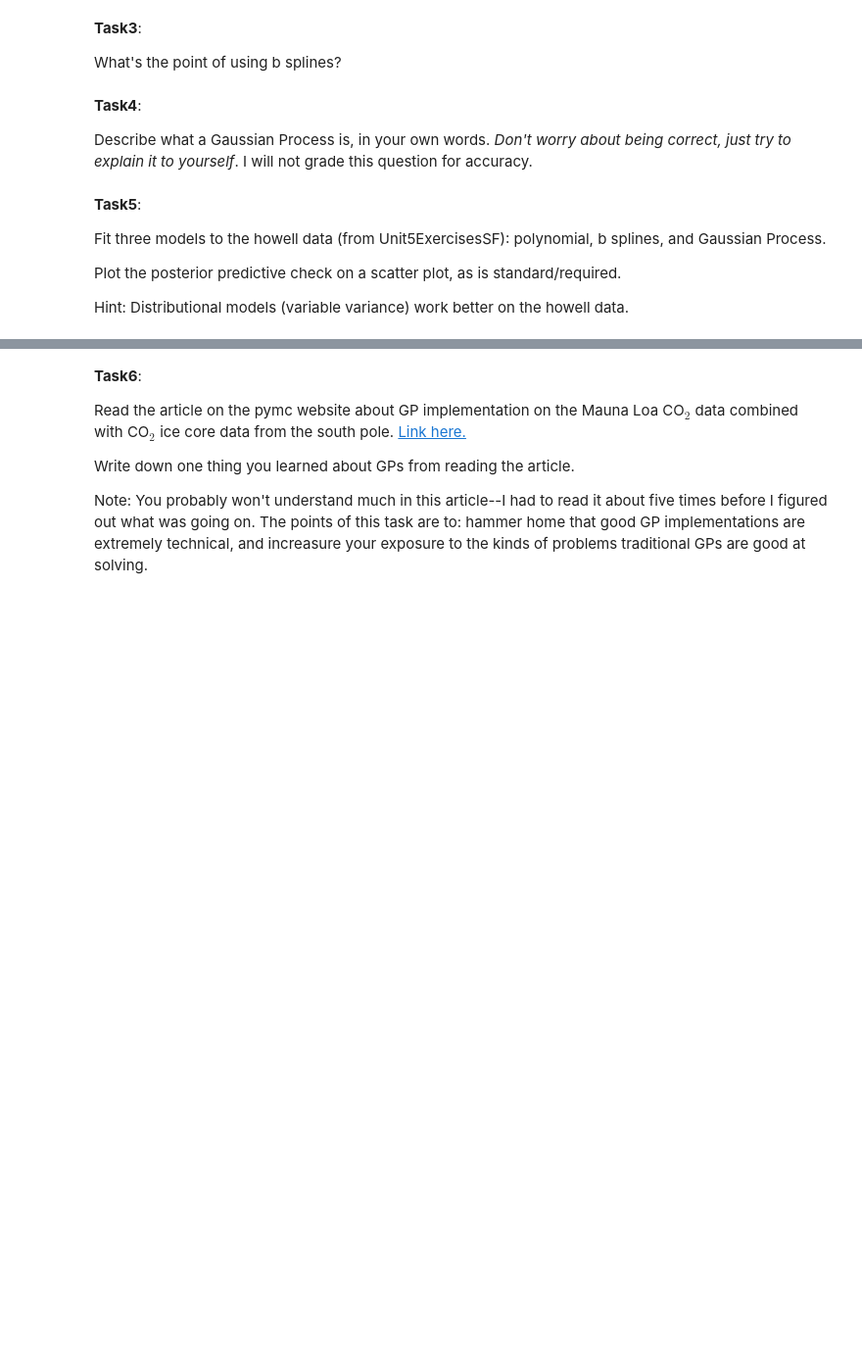
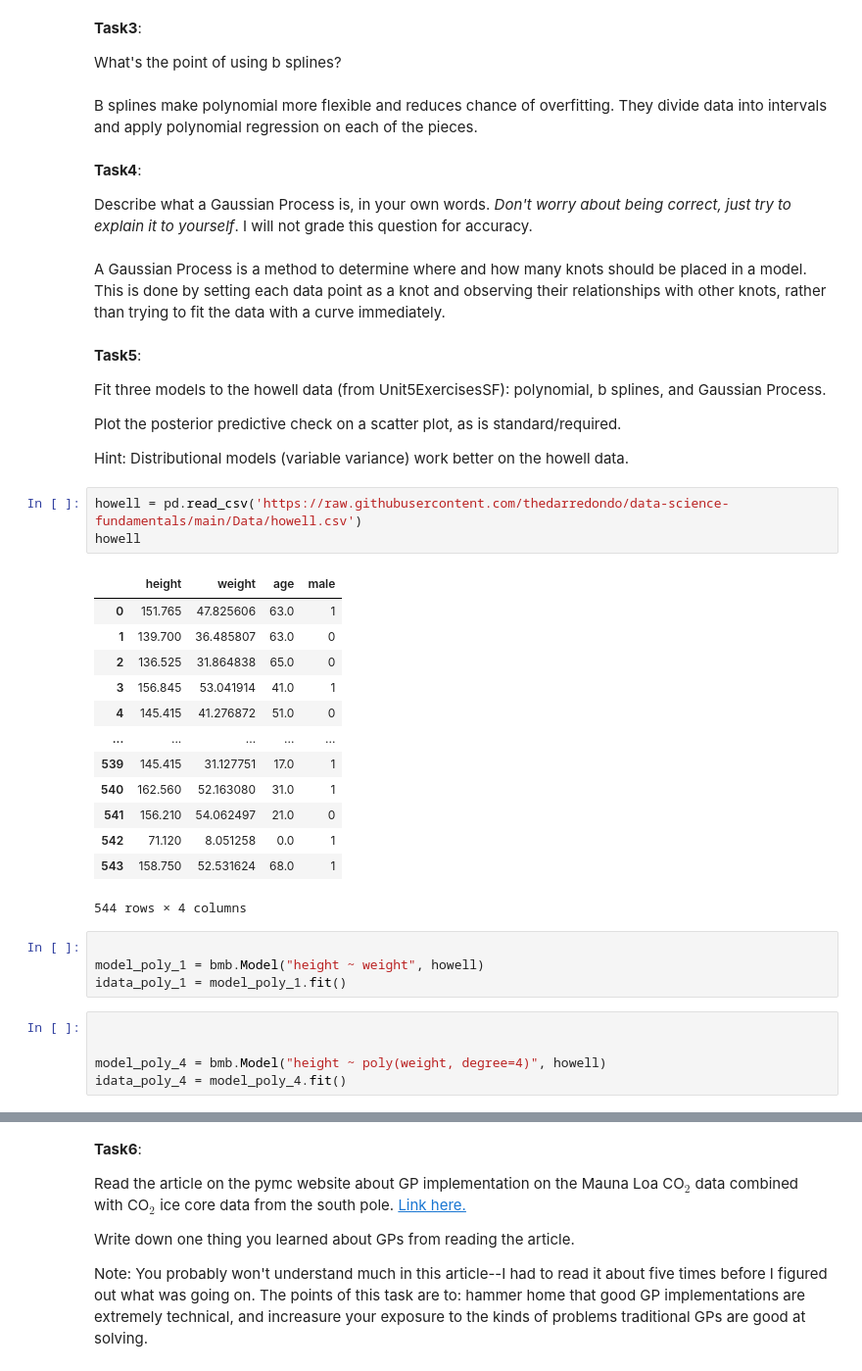
Before and after one commit to elijahmoon-hub/Elijah-s-repository, a Jupyter notebook: ElijMoon_Unit7ExercisesSF.ipynb, the cells around one changed output, grey strips where cells are left out. Shown at 98% size. Drawn from its saved outputs; the diff is of its cells as text; blank space fills up the shorter version.

```diff
--- a/ElijMoon_Unit7ExercisesSF.ipynb
+++ b/ElijMoon_Unit7ExercisesSF.ipynb
@@ -24,10 +43,14 @@ Why would you ever NOT want to include a polynomial element in a model you built
 **Task3**:
 
 What's the point of using b splines?
+# %% [markdown]
+B splines make polynomial more flexible and reduces chance of overfitting. They divide data into intervals and apply polynomial regression on each of the pieces.
 # %% [markdown]
 **Task4**:
 
 Describe what a Gaussian Process is, in your own words. *Don't worry about being correct, just try to explain it to yourself*. I will not grade this question for accuracy.
+# %% [markdown]
+A Gaussian Process is a method to determine where and how many knots should be placed in a model. This is done by setting each data point as a knot and observing their relationships with other knots, rather than trying to fit the data with a curve immediately.
 # %% [markdown]
 **Task5**:
 
@@ -36,3 +59,29 @@ Fit three models to the howell data (from Unit5ExercisesSF): polynomial, b splin
 Plot the posterior predictive check on a scatter plot, as is standard/required.
 
 Hint: Distributional models (variable variance) work better on the howell data.
+# %%
+howell = pd.read_csv('https://raw.githubusercontent.com/thedarredondo/data-science-fundamentals/main/Data/howell.csv')
+howell
+# %% [output]
+|  | height | weight | age | male |
+| 0 | 151.765 | 47.825606 | 63.0 | 1 |
+| 1 | 139.700 | 36.485807 | 63.0 | 0 |
+| 2 | 136.525 | 31.864838 | 65.0 | 0 |
+| 3 | 156.845 | 53.041914 | 41.0 | 1 |
+| 4 | 145.415 | 41.276872 | 51.0 | 0 |
+| ... | ... | ... | ... | ... |
+| 539 | 145.415 | 31.127751 | 17.0 | 1 |
+| 540 | 162.560 | 52.163080 | 31.0 | 1 |
+| 541 | 156.210 | 54.062497 | 21.0 | 0 |
+| 542 | 71.120 | 8.051258 | 0.0 | 1 |
+| 543 | 158.750 | 52.531624 | 68.0 | 1 |
+544 rows × 4 columns
+# %%
+
+model_poly_1 = bmb.Model("height ~ weight", howell)
+idata_poly_1 = model_poly_1.fit()
+# %%
+
+
+model_poly_4 = bmb.Model("height ~ poly(weight, degree=4)", howell)
+idata_poly_4 = model_poly_4.fit()
```
Also changed, not shown: parts of 6 cells of this notebook.
